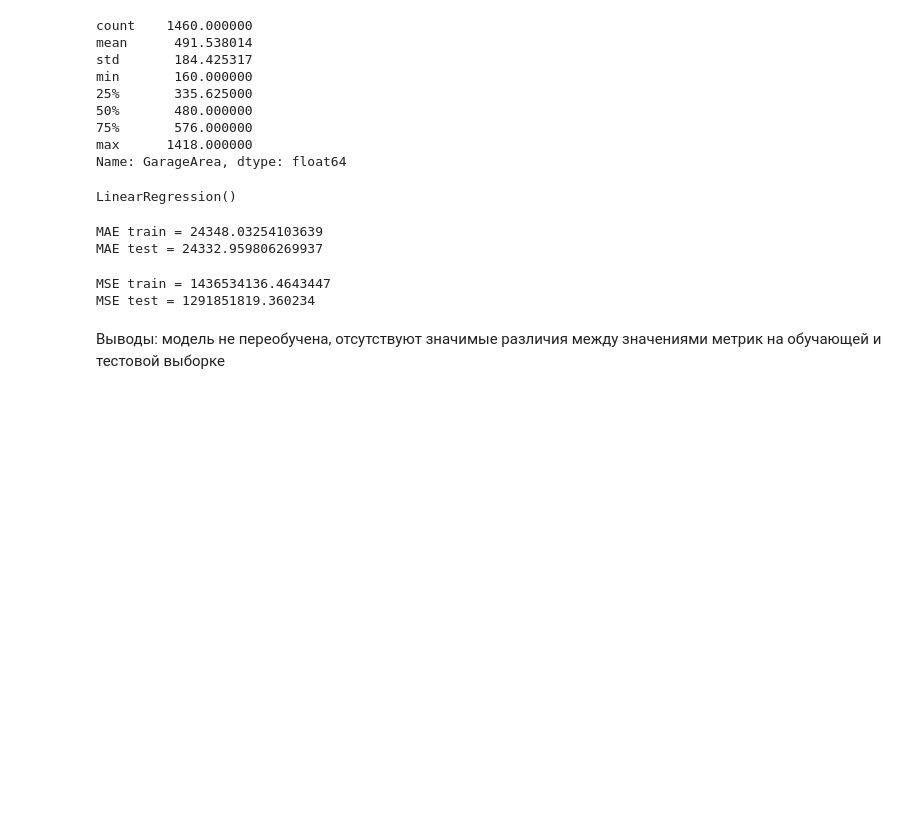
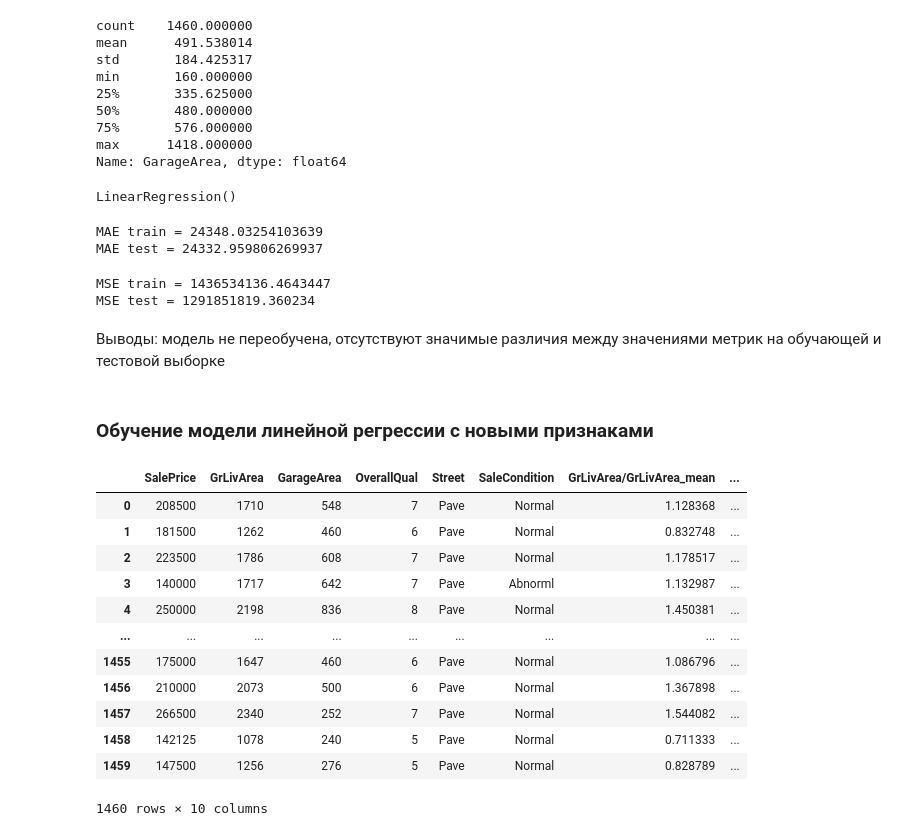
Before and after one commit to IgorKolotushkin/machine_learning_ds, a Jupyter notebook: hw2/Практическая работа. Линейная регрессия.ipynb, the cells around one changed output. Drawn from its saved outputs; the diff is of its cells as text; code cells hidden in the pictures; blank space fills up the shorter version.

```diff
--- a/hw2/Практическая работа. Линейная регрессия.ipynb
+++ b/hw2/Практическая работа. Линейная регрессия.ipynb
@@ -309,3 +310,5 @@ MSE train = 1436534136.4643447
 MSE test = 1291851819.360234
 # %% [markdown]
 Выводы: модель не переобучена, отсутствуют значимые различия между значениями метрик на обучающей и тестовой выборке
+# %% [markdown]
+### Обучение модели линейной регрессии с новыми признаками
@@ -311,0 +338,20 @@ MSE test = 1291851819.360234
+# %%
+df['GrLivArea/GrLivArea_mean'] = df['GrLivArea'].apply(lambda x: x / df['GrLivArea'].mean())
+df['GrLivArea/OverallQual'] = df['GrLivArea'] / df['OverallQual']
+df['GarageArea/GarageArea_mean'] = df['GarageArea'].apply(lambda x: x / df['GarageArea'].mean())
+df['GarageArea/OverallQual'] = df['GarageArea'] / df['OverallQual']
+df
+# %% [output]
+|  | SalePrice | GrLivArea | GarageArea | OverallQual | Street | SaleCondition | GrLivArea/GrLivArea_mean | ... |
+| 0 | 208500 | 1710 | 548 | 7 | Pave | Normal | 1.128368 | ... |
+| 1 | 181500 | 1262 | 460 | 6 | Pave | Normal | 0.832748 | ... |
+| 2 | 223500 | 1786 | 608 | 7 | Pave | Normal | 1.178517 | ... |
+| 3 | 140000 | 1717 | 642 | 7 | Pave | Abnorml | 1.132987 | ... |
+| 4 | 250000 | 2198 | 836 | 8 | Pave | Normal | 1.450381 | ... |
+| ... | ... | ... | ... | ... | ... | ... | ... | ... |
+| 1455 | 175000 | 1647 | 460 | 6 | Pave | Normal | 1.086796 | ... |
+| 1456 | 210000 | 2073 | 500 | 6 | Pave | Normal | 1.367898 | ... |
+| 1457 | 266500 | 2340 | 252 | 7 | Pave | Normal | 1.544082 | ... |
+| 1458 | 142125 | 1078 | 240 | 5 | Pave | Normal | 0.711333 | ... |
+| 1459 | 147500 | 1256 | 276 | 5 | Pave | Normal | 0.828789 | ... |
+1460 rows × 10 columns
```
Also changed, not shown: parts of 10 cells of this notebook.
